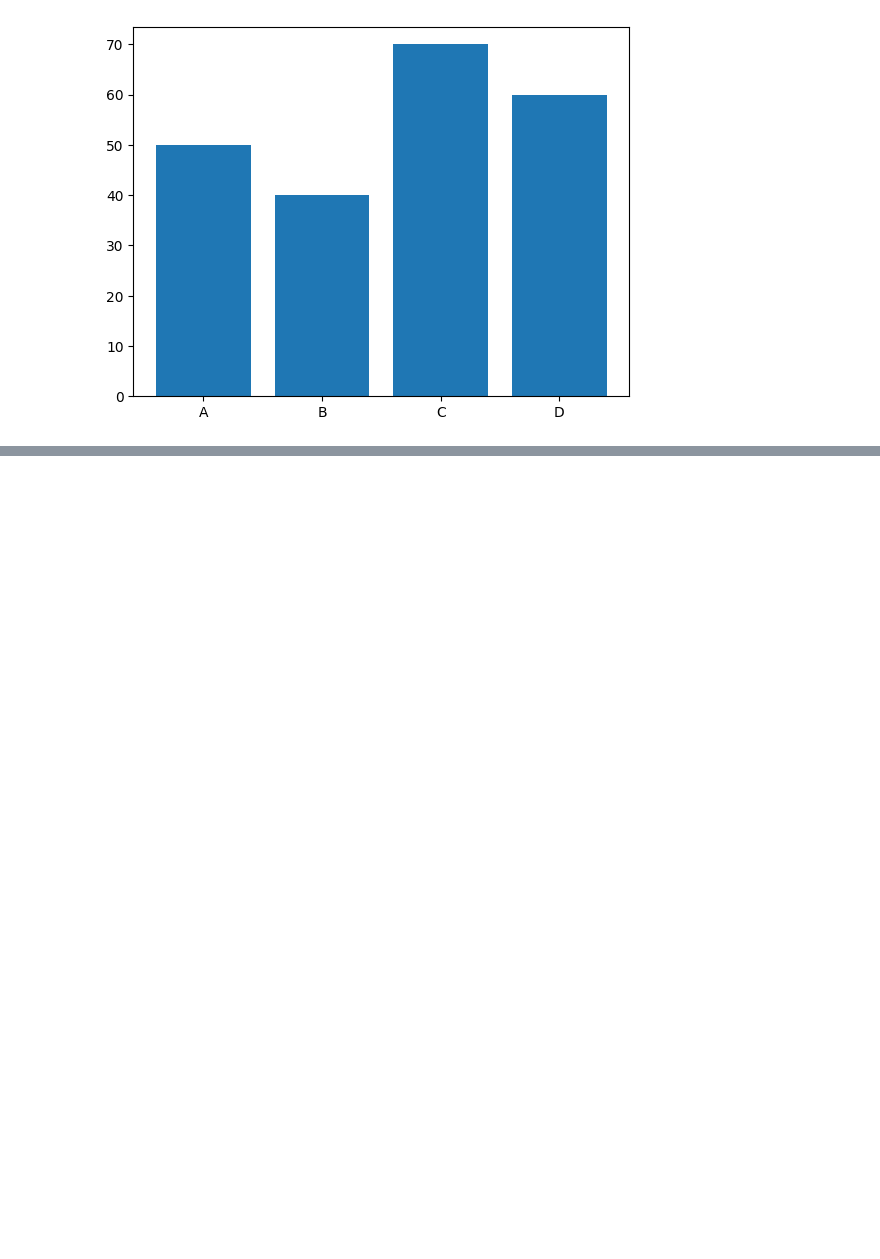
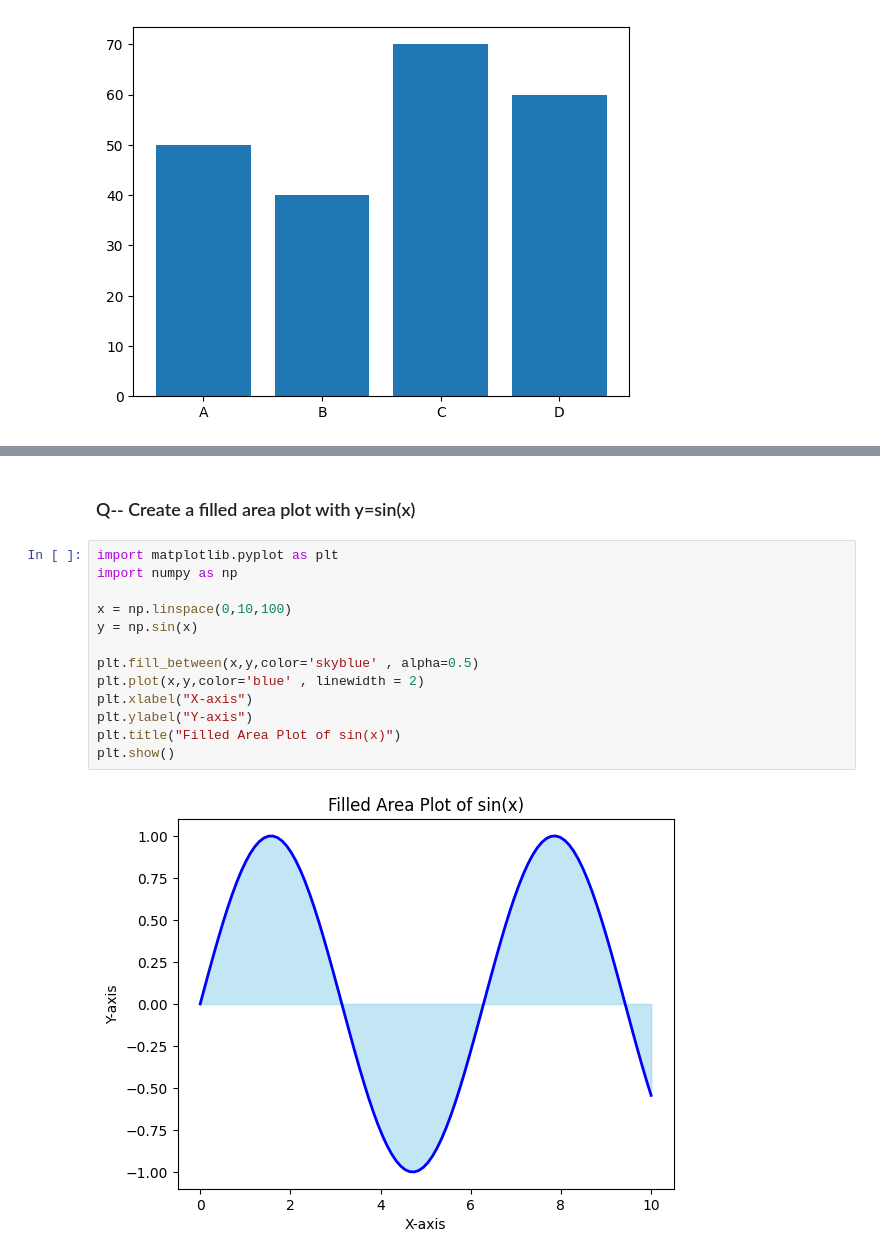
Before and after one commit to codevanss/Panda, a Jupyter notebook: Matplot.ipynb, the cells around one changed output, grey strips where cells are left out. Saved outputs shown, nothing was run; the diff lists cells and outputs as text; blank space fills up the shorter version.

```diff
--- a/Matplot.ipynb
+++ b/Matplot.ipynb
@@ -52,0 +96,17 @@ plt.show()
+# %% [markdown]
+### Q-- Create a filled area plot with y=sin(x)
+# %%
+import matplotlib.pyplot as plt
+import numpy as np
+
+x = np.linspace(0,10,100)
+y = np.sin(x)
+
+plt.fill_between(x,y,color='skyblue' , alpha=0.5)
+plt.plot(x,y,color='blue' , linewidth = 2)
+plt.xlabel("X-axis")
+plt.ylabel("Y-axis")
+plt.title("Filled Area Plot of sin(x)")
+plt.show()
+# %% [output]
+[figure, added]
```
Also changed, not shown: parts of 6 cells of this notebook.
